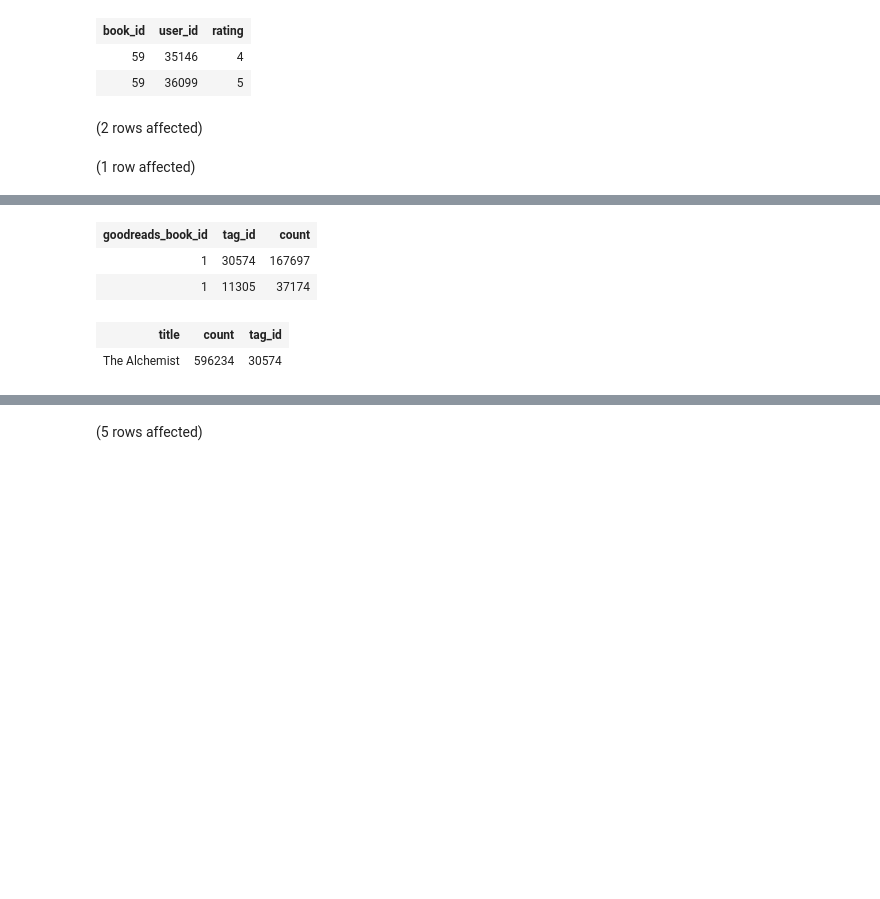
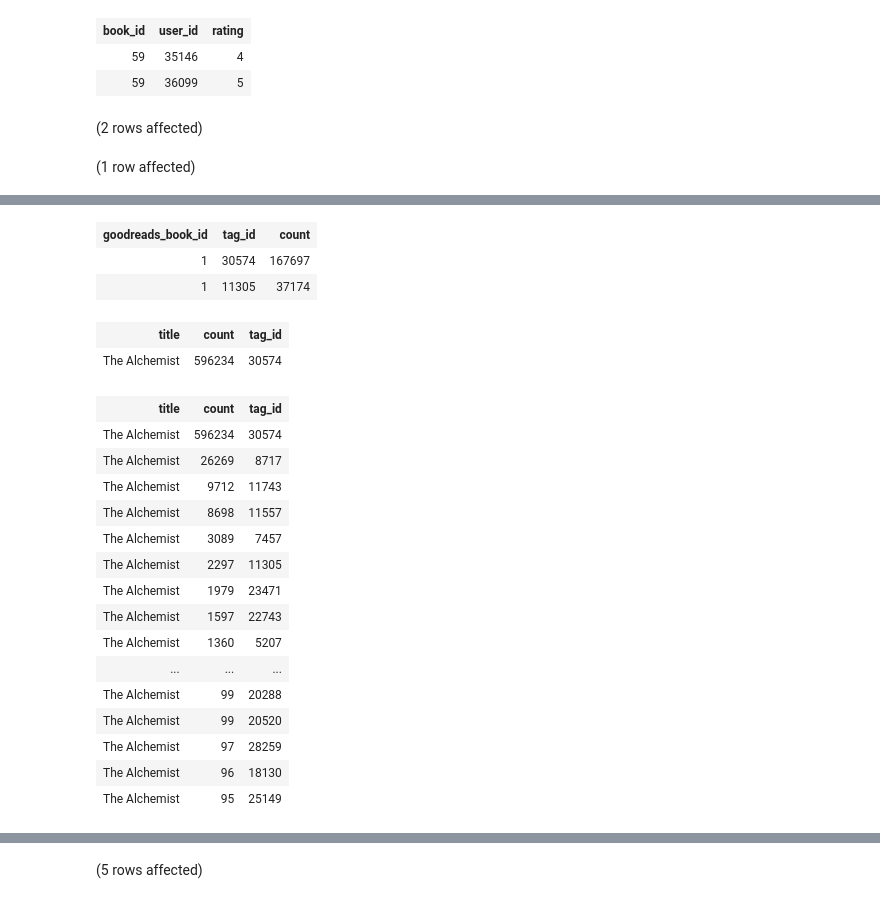
Before and after one commit to yayasanya/SQL-Part-3-Exercises, a Jupyter notebook: SQL-Part-3-Exercises/Notebook-1.ipynb, the cells around one changed output, grey strips where cells are left out. Cells and saved outputs as stored; diff of their text form; code cells hidden in the pictures; blank space fills up the shorter version.

Commit message:
exploring tags and titles

```diff
--- a/SQL-Part-3-Exercises/Notebook-1.ipynb
+++ b/SQL-Part-3-Exercises/Notebook-1.ipynb
@@ -46,7 +46,15 @@ INNER JOIN BooksDB.dbo.book_tags AS bt
 ON bt.goodreads_book_id = b.best_book_id
 ORDER BY bt.count DESC;
 
--- Pair the title and the tag
+-- How many tags for the Alchemist?
+-- ANS: 100
+
+SELECT b.title, bt.[count], bt.tag_id
+FROM BooksDB.dbo.books AS b
+INNER JOIN BooksDB.dbo.book_tags AS bt
+ON bt.goodreads_book_id = b.best_book_id
+WHERE b.title = 'The Alchemist'
+ORDER BY bt.[count] DESC;
 # %% [output]
 (2 rows affected)
 (1 row affected)
@@ -54,8 +63,24 @@ Total execution time: 00:00:00.536
 | goodreads_book_id | tag_id | count |
 | 1 | 30574 | 167697 |
 | 1 | 11305 | 37174 |
 | title | count | tag_id |
 | The Alchemist | 596234 | 30574 |
+| title | count | tag_id |
+| The Alchemist | 596234 | 30574 |
+| The Alchemist | 26269 | 8717 |
+| The Alchemist | 9712 | 11743 |
+| The Alchemist | 8698 | 11557 |
+| The Alchemist | 3089 | 7457 |
+| The Alchemist | 2297 | 11305 |
+| The Alchemist | 1979 | 23471 |
+| The Alchemist | 1597 | 22743 |
+| The Alchemist | 1360 | 5207 |
+| ... | ... | ... |
+| The Alchemist | 99 | 20288 |
+| The Alchemist | 99 | 20520 |
+| The Alchemist | 97 | 28259 |
+| The Alchemist | 96 | 18130 |
+| The Alchemist | 95 | 25149 |
 # %%
 SELECT TOP 2 *
 FROM BooksDB.dbo.tags;
```
Also changed, not shown: parts of 2 cells of this notebook.
